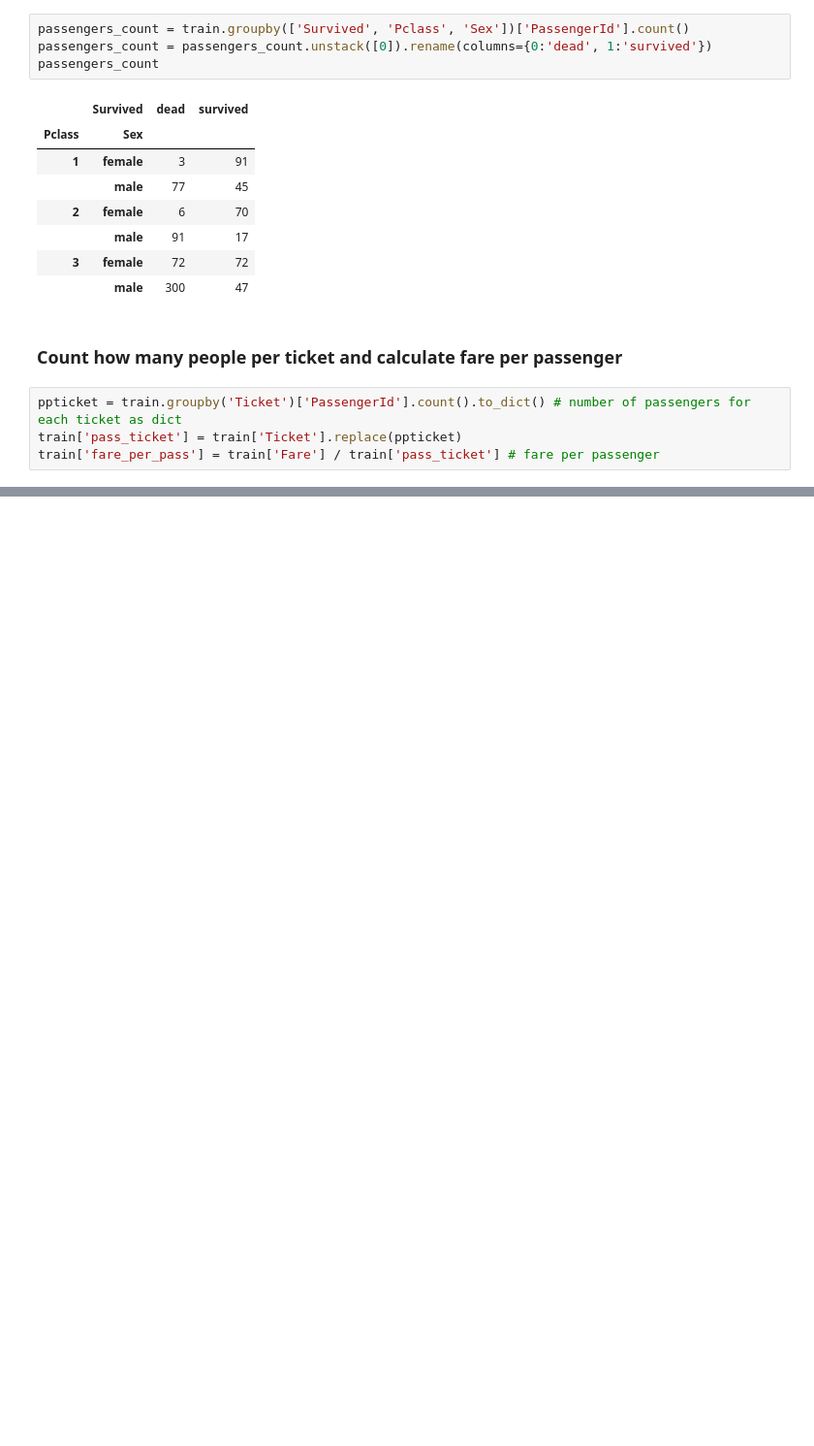
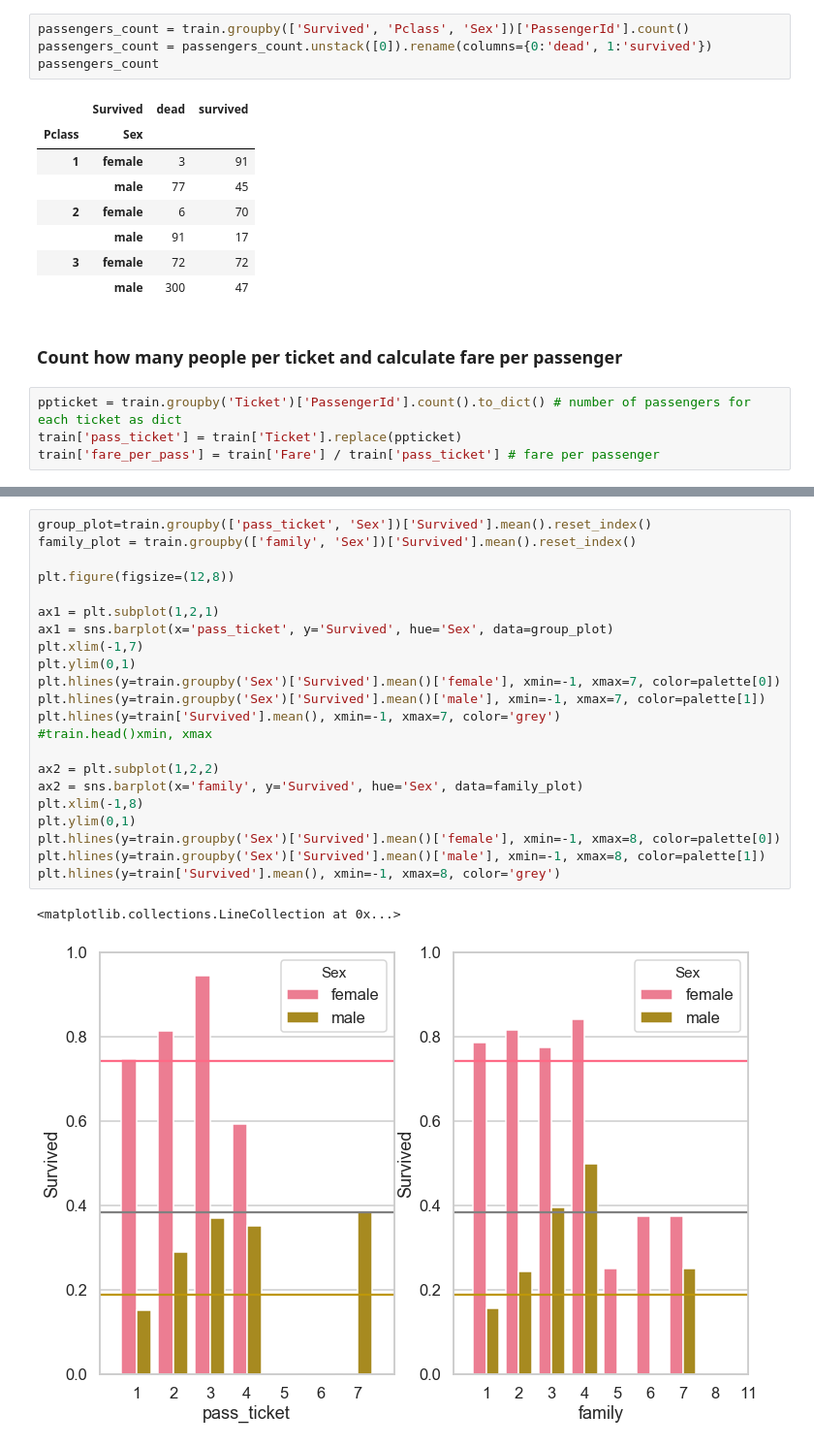
Before and after one commit to julisep/SPICEDbootcamp, a Jupyter notebook: Week_02/Titanic/exploratory_data_analysis.ipynb, the cells around one changed output, grey strips where cells are left out. Shown: that part at 97% size. Drawn from its saved outputs; the diff is of its cells as text; blank space fills up the shorter version.

```diff
--- a/Week_02/Titanic/exploratory_data_analysis.ipynb
+++ b/Week_02/Titanic/exploratory_data_analysis.ipynb
@@ -209,0 +234,25 @@ sns.catplot(x='Pclass', y='fare_per_pass', hue='Embarked', kind='strip', data=tr
+# %%
+group_plot=train.groupby(['pass_ticket', 'Sex'])['Survived'].mean().reset_index()
+family_plot = train.groupby(['family', 'Sex'])['Survived'].mean().reset_index()
+
+plt.figure(figsize=(12,8))
+
+ax1 = plt.subplot(1,2,1)
+ax1 = sns.barplot(x='pass_ticket', y='Survived', hue='Sex', data=group_plot)
+plt.xlim(-1,7)
+plt.ylim(0,1)
+plt.hlines(y=train.groupby('Sex')['Survived'].mean()['female'], xmin=-1, xmax=7, color=palette[0])
+plt.hlines(y=train.groupby('Sex')['Survived'].mean()['male'], xmin=-1, xmax=7, color=palette[1])
+plt.hlines(y=train['Survived'].mean(), xmin=-1, xmax=7, color='grey')
+#train.head()xmin, xmax
+
+ax2 = plt.subplot(1,2,2)
+ax2 = sns.barplot(x='family', y='Survived', hue='Sex', data=family_plot)
+plt.xlim(-1,8)
+plt.ylim(0,1)
+plt.hlines(y=train.groupby('Sex')['Survived'].mean()['female'], xmin=-1, xmax=8, color=palette[0])
+plt.hlines(y=train.groupby('Sex')['Survived'].mean()['male'], xmin=-1, xmax=8, color=palette[1])
+plt.hlines(y=train['Survived'].mean(), xmin=-1, xmax=8, color='grey')
+# %% [output]
+<matplotlib.collections.LineCollection at 0x...>
+[figure, added]
```
Also changed, not shown: parts of 13 cells of this notebook, 6 other files.
